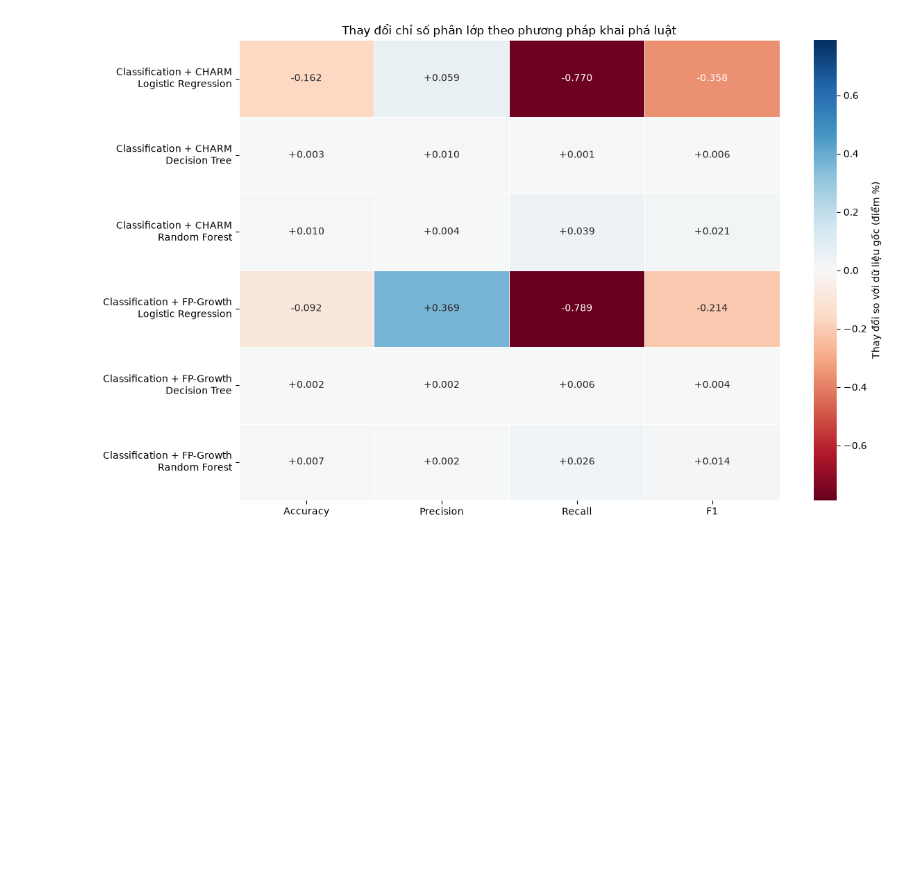
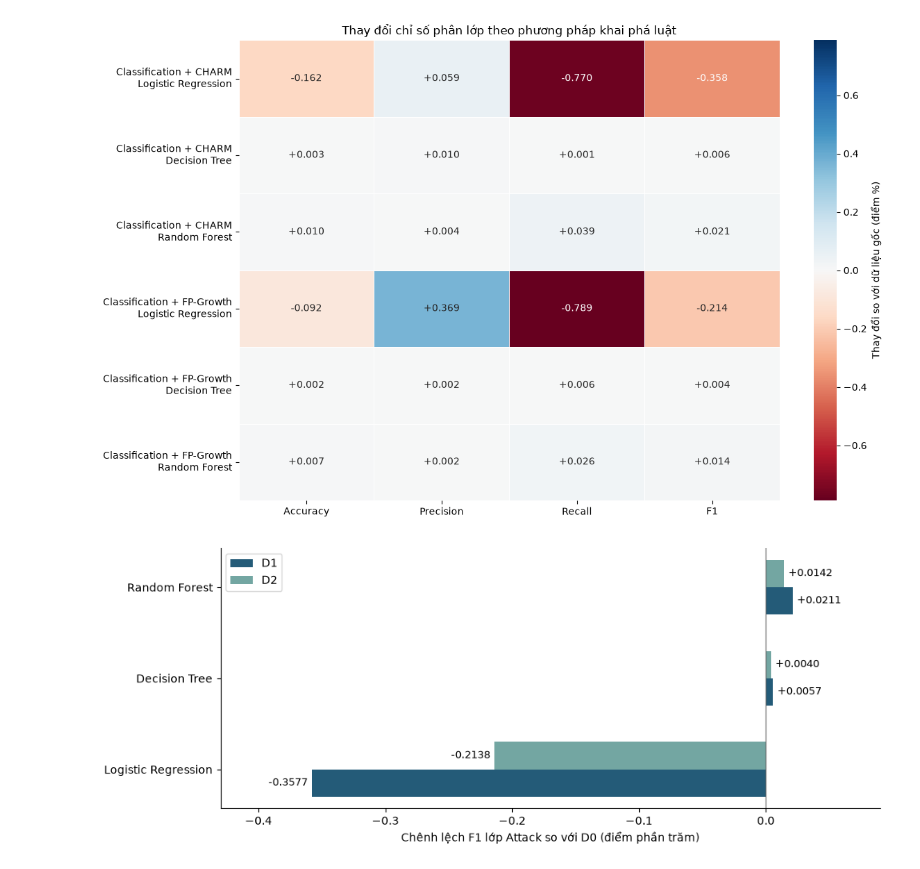
Before and after one commit to Td1nh/adm_g05_lycos, a Jupyter notebook: 03_association_classification.ipynb, the cells around one changed output. Drawn from its saved outputs; the diff is of its cells as text; code cells hidden in the pictures; blank space fills up the shorter version.

```diff
--- a/03_association_classification.ipynb
+++ b/03_association_classification.ipynb
@@ -787,3 +787,80 @@ plt.savefig("04_output/03_association_classification/metric_changes.png", dpi=16
 plt.show()
 # %% [output]
 [figure]
+# %%
+models = [
+    "Logistic Regression",
+    "Decision Tree",
+    "Random Forest"
+]
+
+# Chênh lệch F1 so với D0, đơn vị điểm phần trăm
+delta_d1 = np.array([-0.357726, 0.005664, 0.021061])  # CHARM
+delta_d2 = np.array([-0.213776, 0.003984, 0.014231])  # FP-Growth
+
+y = np.arange(len(models))
+bar_height = 0.30
+
+plt.rcParams.update({
+    "font.family": "DejaVu Sans",
+    "font.size": 10
+})
+
+fig, ax = plt.subplots(figsize=(10, 4))
+
+bars_d1 = ax.barh(
+    y - bar_height / 2,
+    delta_d1,
+    height=bar_height,
+    color="#245B78",
+    label="D1"
+)
+
+bars_d2 = ax.barh(
+    y + bar_height / 2,
+    delta_d2,
+    height=bar_height,
+    color="#73A6A2",
+    label="D2"
+)
+
+# Ghi giá trị ở đầu mỗi thanh
+for bars in (bars_d1, bars_d2):
+    for bar in bars:
+        value = bar.get_width()
+        ax.annotate(
+            f"{value:+.4f}",
+            xy=(value, bar.get_y() + bar.get_height() / 2),
+            xytext=(4 if value >= 0 else -4, 0),
+            textcoords="offset points",
+            ha="left" if value >= 0 else "right",
+            va="center",
+            fontsize=9
+        )
+
+ax.axvline(0, color="#666666", linewidth=0.8)
+
+ax.set_yticks(y)
+ax.set_yticklabels(models)
+ax.set_xlim(-0.43, 0.09)
+
+ax.set_xlabel(
+    "Chênh lệch F1 lớp Attack so với D0 (điểm phần trăm)"
+)
+
+ax.legend(loc="upper left")
+ax.spines["top"].set_visible(False)
+ax.spines["right"].set_visible(False)
+
+fig.tight_layout()
+
+# Lưu hình để chèn vào Word
+fig.savefig(
+    "chenh_lech_f1_so_voi_D0.png",
+    dpi=300,
+    bbox_inches="tight"
+)
+
+plt.show()
+# %% [output]
+[figure, added]
```
Also changed, not shown: parts of 1 cell of this notebook, 2 other files.
